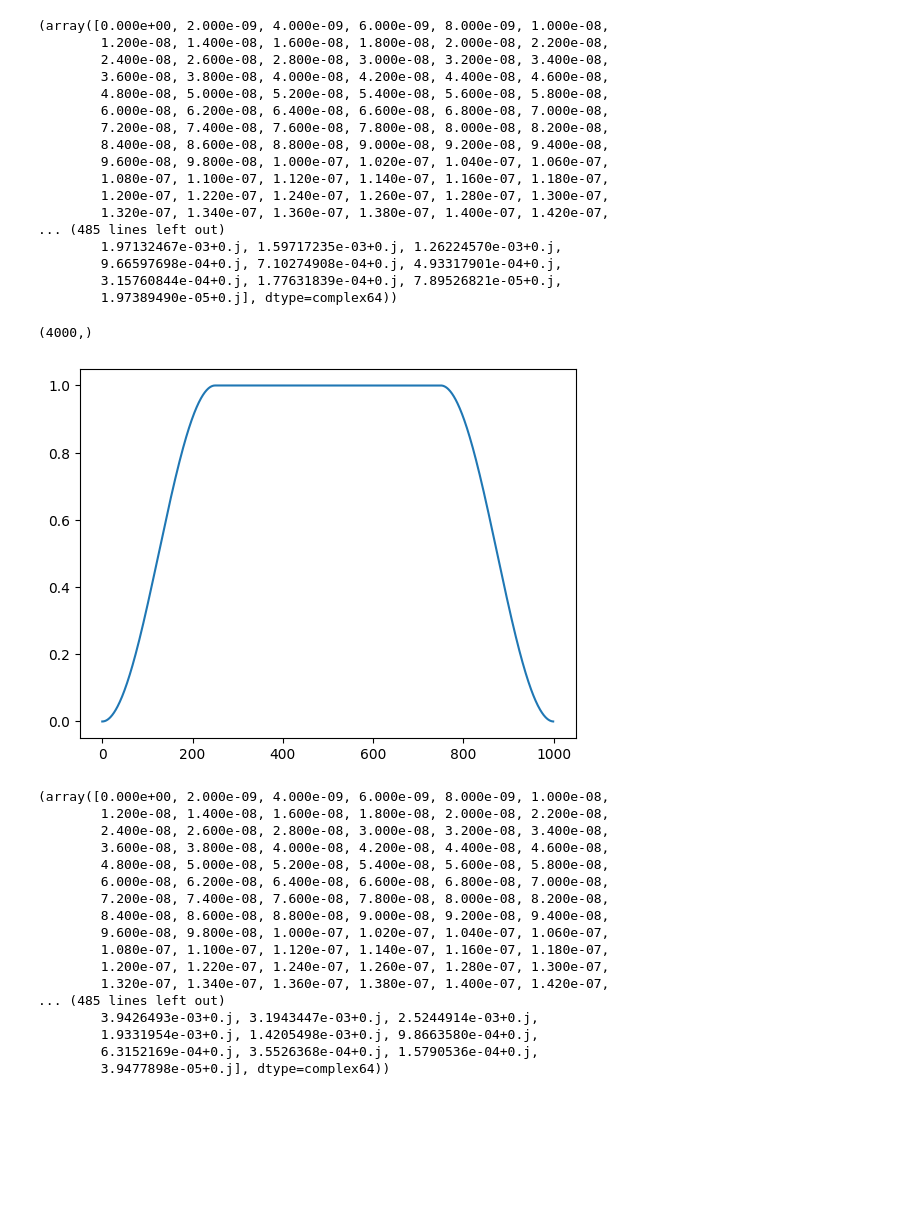
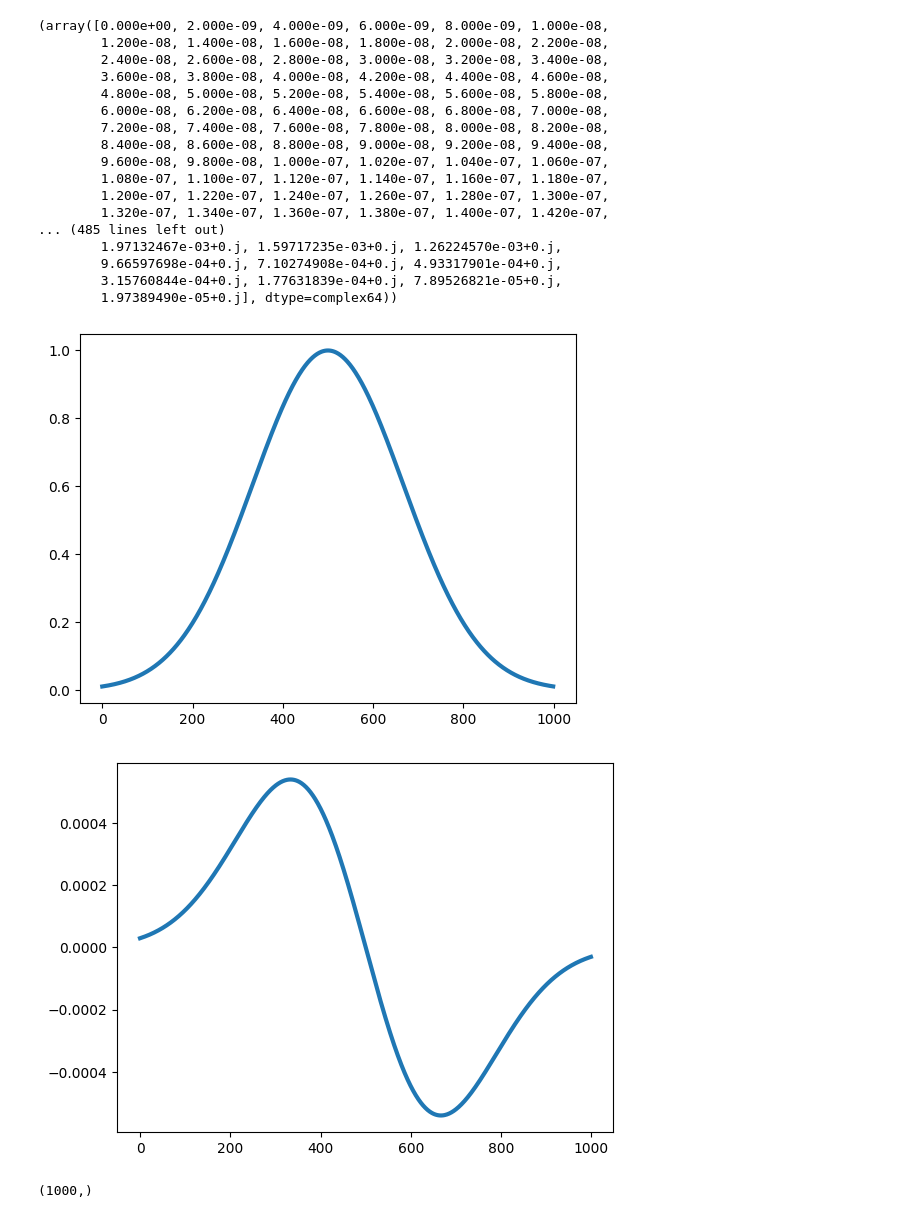
Before and after one commit to freaksie/chipcalibration, a Jupyter notebook: code/tmp.ipynb, the cells around one changed output. Drawn from its saved outputs; the diff is of its cells as text; code cells hidden in the pictures; blank space fills up the shorter version.

```diff
--- a/code/tmp.ipynb
+++ b/code/tmp.ipynb
@@ -46,8 +46,4 @@ cos_edge_square(2e-06,2e-09)
         9.66597698e-04+0.j, 7.10274908e-04+0.j, 4.93317901e-04+0.j,
         3.15760844e-04+0.j, 1.77631839e-04+0.j, 7.89526821e-05+0.j,
         1.97389490e-05+0.j], dtype=complex64))
-# %%
-np.arange(0e-6, 2e-6, 0.5e-9).shape
-# %% [output]
-(4000,)
 # %%
@@ -75,21 +119,14 @@ def cos_edge_square(twidth,  dt, ramp_fraction=0.25, ramp_length=None):
-# %%
-cos_edge_square(2e-06,2e-09)
-# %% [output]
-[figure, removed]
-(array([0.000e+00, 2.000e-09, 4.000e-09, 6.000e-09, 8.000e-09, 1.000e-08,
-        1.200e-08, 1.400e-08, 1.600e-08, 1.800e-08, 2.000e-08, 2.200e-08,
-        2.400e-08, 2.600e-08, 2.800e-08, 3.000e-08, 3.200e-08, 3.400e-08,
-        3.600e-08, 3.800e-08, 4.000e-08, 4.200e-08, 4.400e-08, 4.600e-08,
-        4.800e-08, 5.000e-08, 5.200e-08, 5.400e-08, 5.600e-08, 5.800e-08,
-        6.000e-08, 6.200e-08, 6.400e-08, 6.600e-08, 6.800e-08, 7.000e-08,
-        7.200e-08, 7.400e-08, 7.600e-08, 7.800e-08, 8.000e-08, 8.200e-08,
-        8.400e-08, 8.600e-08, 8.800e-08, 9.000e-08, 9.200e-08, 9.400e-08,
-        9.600e-08, 9.800e-08, 1.000e-07, 1.020e-07, 1.040e-07, 1.060e-07,
-        1.080e-07, 1.100e-07, 1.120e-07, 1.140e-07, 1.160e-07, 1.180e-07,
-        1.200e-07, 1.220e-07, 1.240e-07, 1.260e-07, 1.280e-07, 1.300e-07,
-        1.320e-07, 1.340e-07, 1.360e-07, 1.380e-07, 1.400e-07, 1.420e-07,
-... (485 lines left out)
-        3.9426493e-03+0.j, 3.1943447e-03+0.j, 2.5244914e-03+0.j,
-        1.9331954e-03+0.j, 1.4205498e-03+0.j, 9.8663580e-04+0.j,
-        6.3152169e-04+0.j, 3.5526368e-04+0.j, 1.5790536e-04+0.j,
-        3.9477898e-05+0.j], dtype=complex64))
+# %%
+t,env=DRAG(2e-06,2e-09)
+pyplot.plot(env.real, linewidth=3)
+pyplot.show()
+
+pyplot.plot(env.imag, linewidth=3)
+pyplot.show()
+# %% [output]
+[figure, added]
+[figure, added]
+# %%
+print((env.shape))
+# %% [output]
+(1000,)
```
Also changed, not shown: parts of 4 cells of this notebook, 3 other files.
